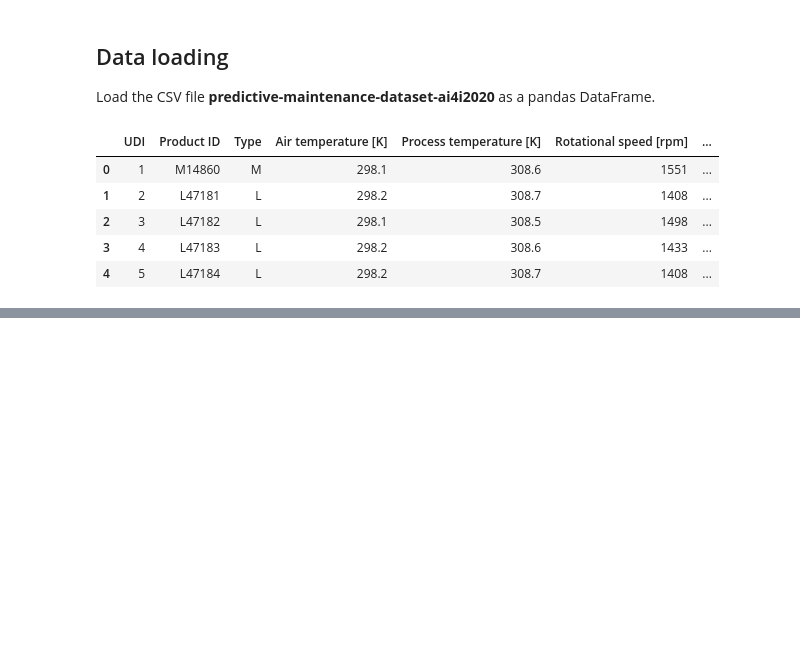
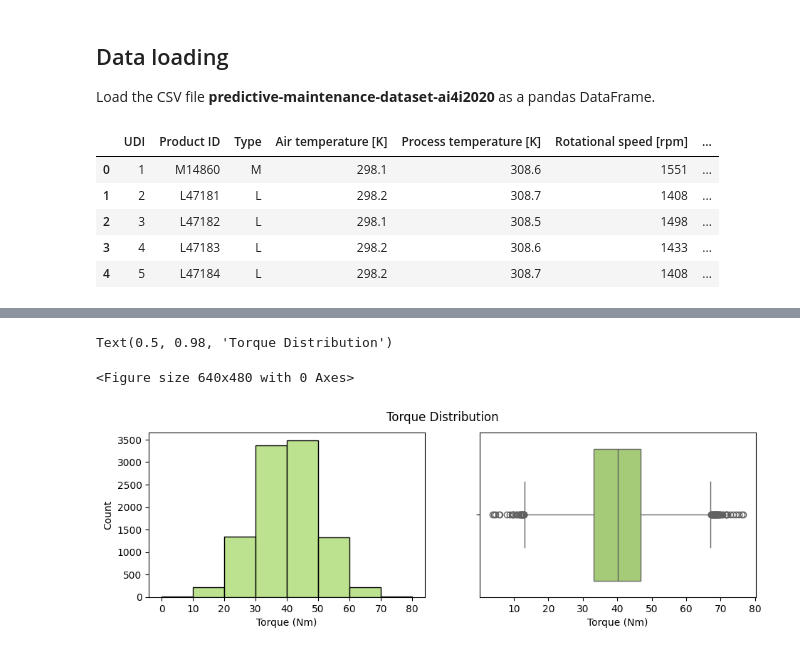
Before and after one commit to herrerovir/Predictive-maintenance-industrial-machinery, a Jupyter notebook: Predictive-maintenance-of-industrial-machinery.ipynb, the cells around one changed output, grey strips where cells are left out. Cells and saved outputs as stored; diff of their text form; code cells hidden in the pictures; blank space fills up the shorter version.

```diff
--- a/Predictive-maintenance-of-industrial-machinery.ipynb
+++ b/Predictive-maintenance-of-industrial-machinery.ipynb
@@ -65,0 +212,13 @@ df.head()
+# %%
+# Plot torque distribution using a histogram and boxplot
+torque_distribution = plt.figure()
+fig, ax = plt.subplots(1, 2, figsize = (11, 3))
+sns.histplot(df["Torque_Nm"], ax = ax[0], bins = 8, binrange = (0, 80), color = "#a6d96a")
+sns.boxplot(x = df["Torque_Nm"], ax = ax[1], color = "#a6d96a")
+ax[0].set_xlabel("Torque (Nm)")
+ax[1].set_xlabel("Torque (Nm)")
+plt.suptitle("Torque Distribution", size = 12)
+# %% [output]
+Text(0.5, 0.98, 'Torque Distribution')
+<Figure size 640x480 with 0 Axes>
+[figure, added]
```
Also changed, not shown: parts of 24 cells of this notebook.
